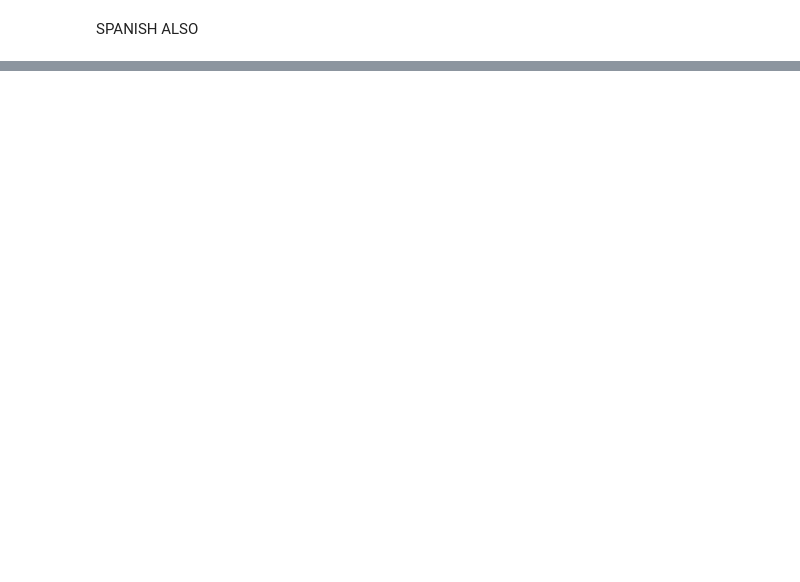
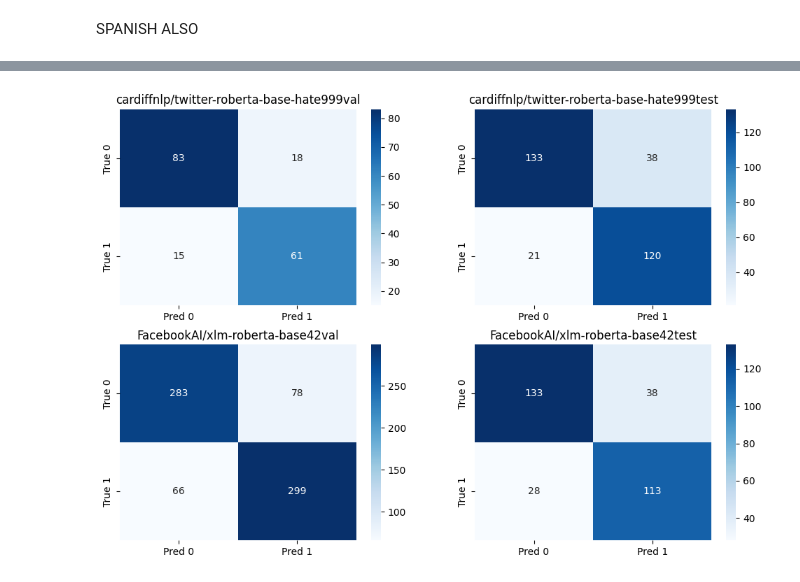
Before and after one commit to SangioAI/NLP_Assignments, a Jupyter notebook: assignment1.ipynb, the cells around one changed output, grey strips where cells are left out. Cells and saved outputs as stored; diff of their text form; code cells hidden in the pictures; blank space fills up the shorter version.

```diff
--- a/assignment1.ipynb
+++ b/assignment1.ipynb
@@ -2489,7 +2526,9 @@ KeyboardInterrupt:
 # %%
-plt.figure(figsize=(12,5))
+plt.figure(figsize=(12,8))
 for i,c in enumerate(final_cm):
-    plt.subplot(1,2,i+1)
+    plt.subplot(2,2,i+1)
     sns.heatmap(final_cm[c], annot=True, fmt='d', cmap='Blues', xticklabels=['Pred 0', 'Pred 1'], yticklabels=['True 0', 'True 1'])
-plt.title('Confusion Matrics')
+    plt.title(c)
 plt.show()
+# %% [output]
+[figure, added]
```
Also changed, not shown: parts of 9 cells of this notebook.
